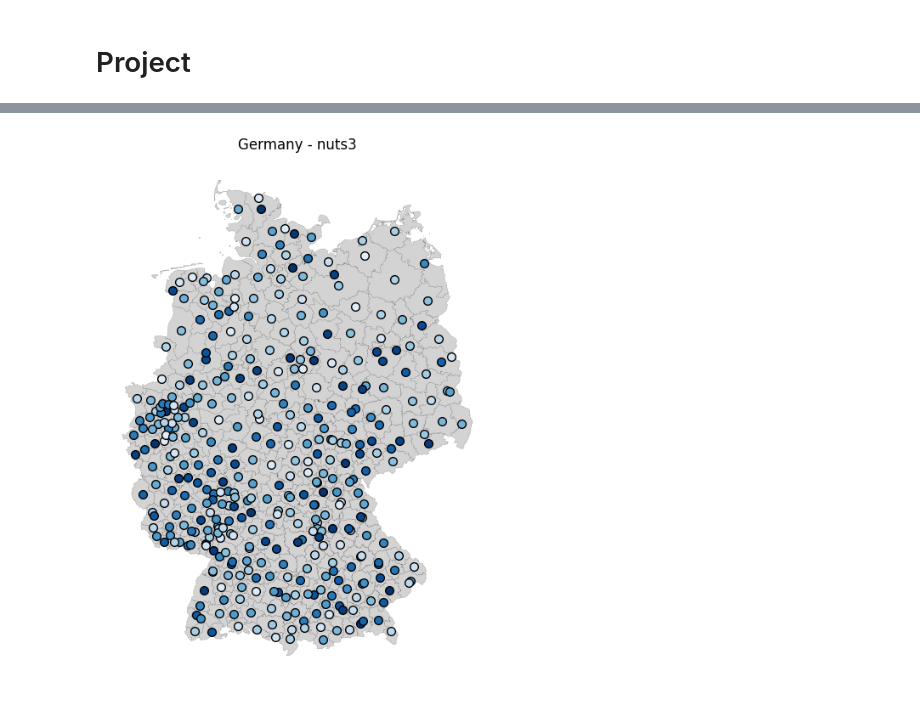
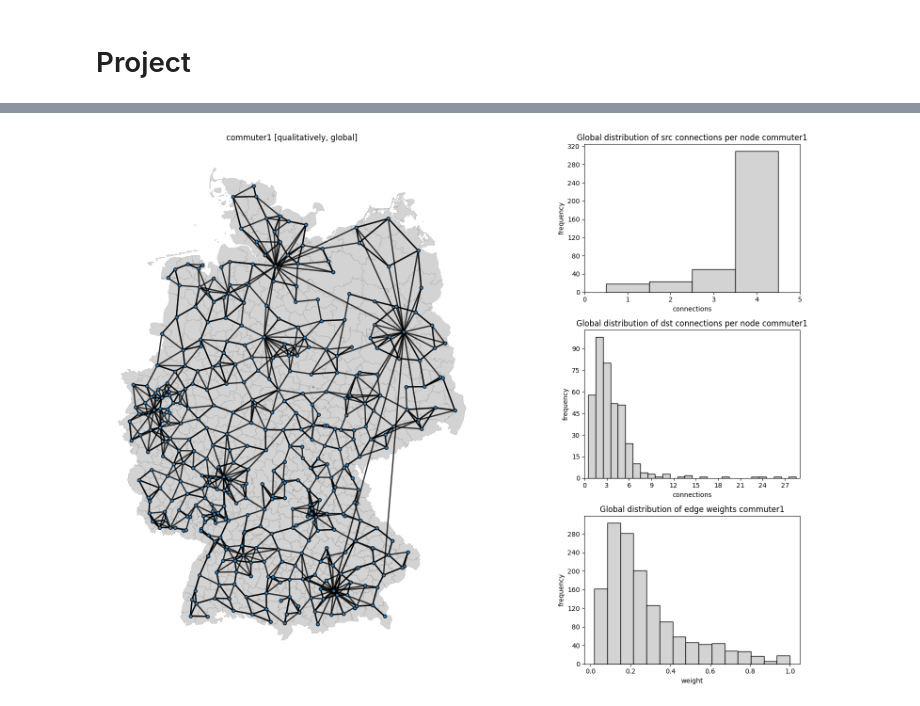
Before and after one commit to stends2001/infectious_disease_gnn, a Jupyter notebook: src/notebooks_storyline/1. Project.ipynb, the cells around one changed output, grey strips where cells are left out. Drawn from its saved outputs; the diff is of its cells as text; code cells hidden in the pictures.

```diff
--- a/src/notebooks_storyline/1. Project.ipynb
+++ b/src/notebooks_storyline/1. Project.ipynb
@@ -190,4 +247,4 @@ berlin districts removed
 # %%
-graphconstruction.preview_graph('empty')
+graphconstruction.preview_graph('commuter1','all')
 # %% [output]
-[figure, old version]
+[figure, new version]
```
Also changed, not shown: parts of 13 cells of this notebook, 15 other files.
